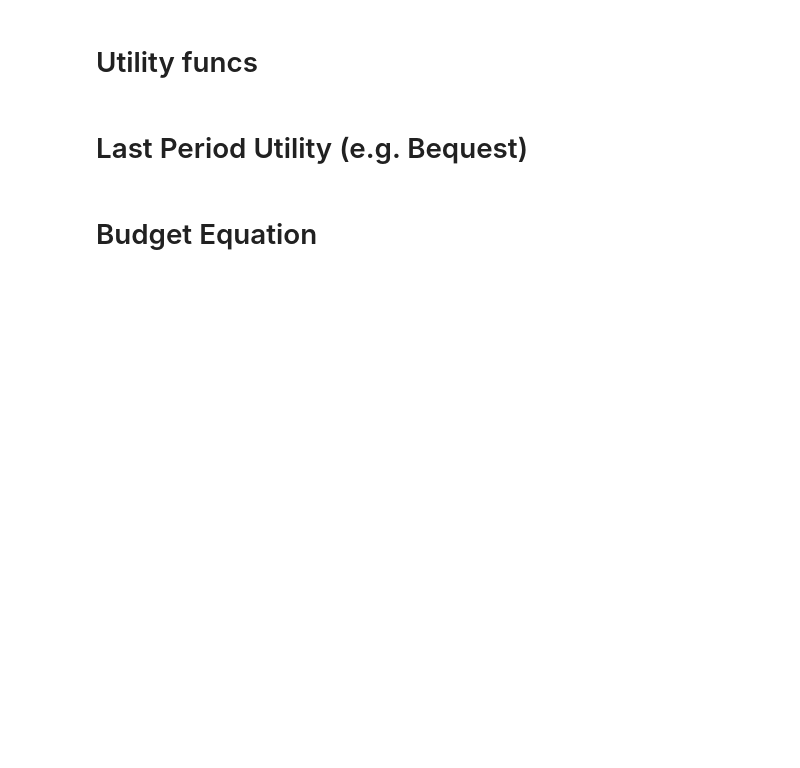
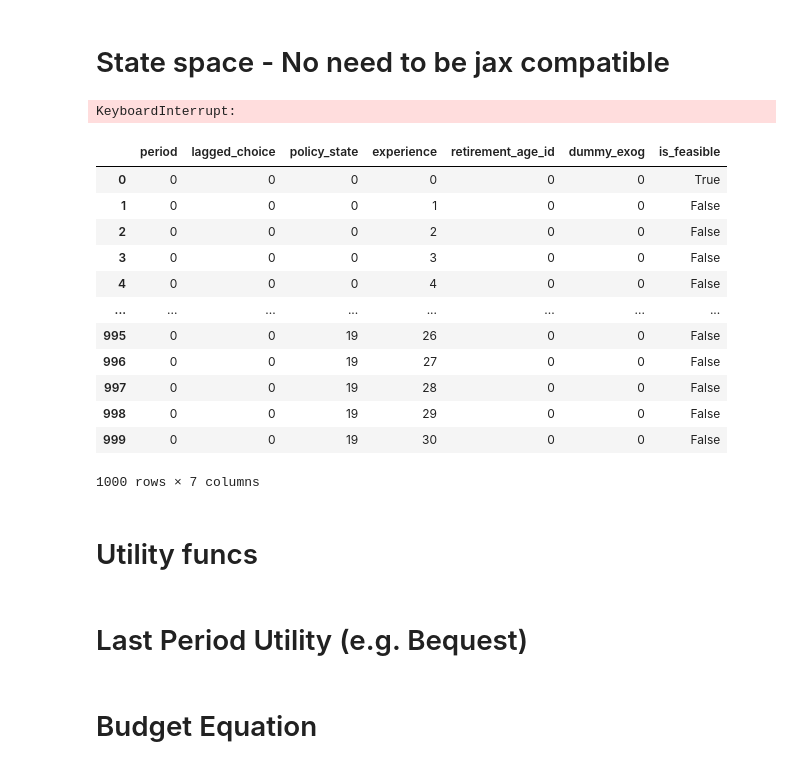
Before and after one commit to PolicyUncertainty/model_development, a Jupyter notebook: minimal_model_max.ipynb, the cells around one changed output. Cells and saved outputs as stored; diff of their text form; code cells hidden in the pictures; blank space fills up the shorter version.

```diff
--- a/minimal_model_max.ipynb
+++ b/minimal_model_max.ipynb
@@ -144,0 +69,2 @@ state_space_functions = {
+# %% [markdown]
+# State space - No need to be jax compatible
@@ -145,3 +109,27 @@ state_space_functions = {
+# %%
+# put sparsity condition into endogenous states dict within options
+options_test["state_space"]["endogenous_states"]["sparsity_condition"] = sparsity_condition
+# %%
+# test sparsity condition
+state_space_df = inspect_state_space(options_test)
+# %% [output]
+KeyboardInterrupt:
+# %%
+state_space_df.head(1000)
+# %% [output]
+|  | period | lagged_choice | policy_state | experience | retirement_age_id | dummy_exog | is_feasible |
+| 0 | 0 | 0 | 0 | 0 | 0 | 0 | True |
+| 1 | 0 | 0 | 0 | 1 | 0 | 0 | False |
+| 2 | 0 | 0 | 0 | 2 | 0 | 0 | False |
+| 3 | 0 | 0 | 0 | 3 | 0 | 0 | False |
+| 4 | 0 | 0 | 0 | 4 | 0 | 0 | False |
+| ... | ... | ... | ... | ... | ... | ... | ... |
+| 995 | 0 | 0 | 19 | 26 | 0 | 0 | False |
+| 996 | 0 | 0 | 19 | 27 | 0 | 0 | False |
+| 997 | 0 | 0 | 19 | 28 | 0 | 0 | False |
+| 998 | 0 | 0 | 19 | 29 | 0 | 0 | False |
+| 999 | 0 | 0 | 19 | 30 | 0 | 0 | False |
+1000 rows × 7 columns
 # %% [markdown]
 # Utility funcs
 # %%
```
Also changed, not shown: parts of 10 cells of this notebook.
